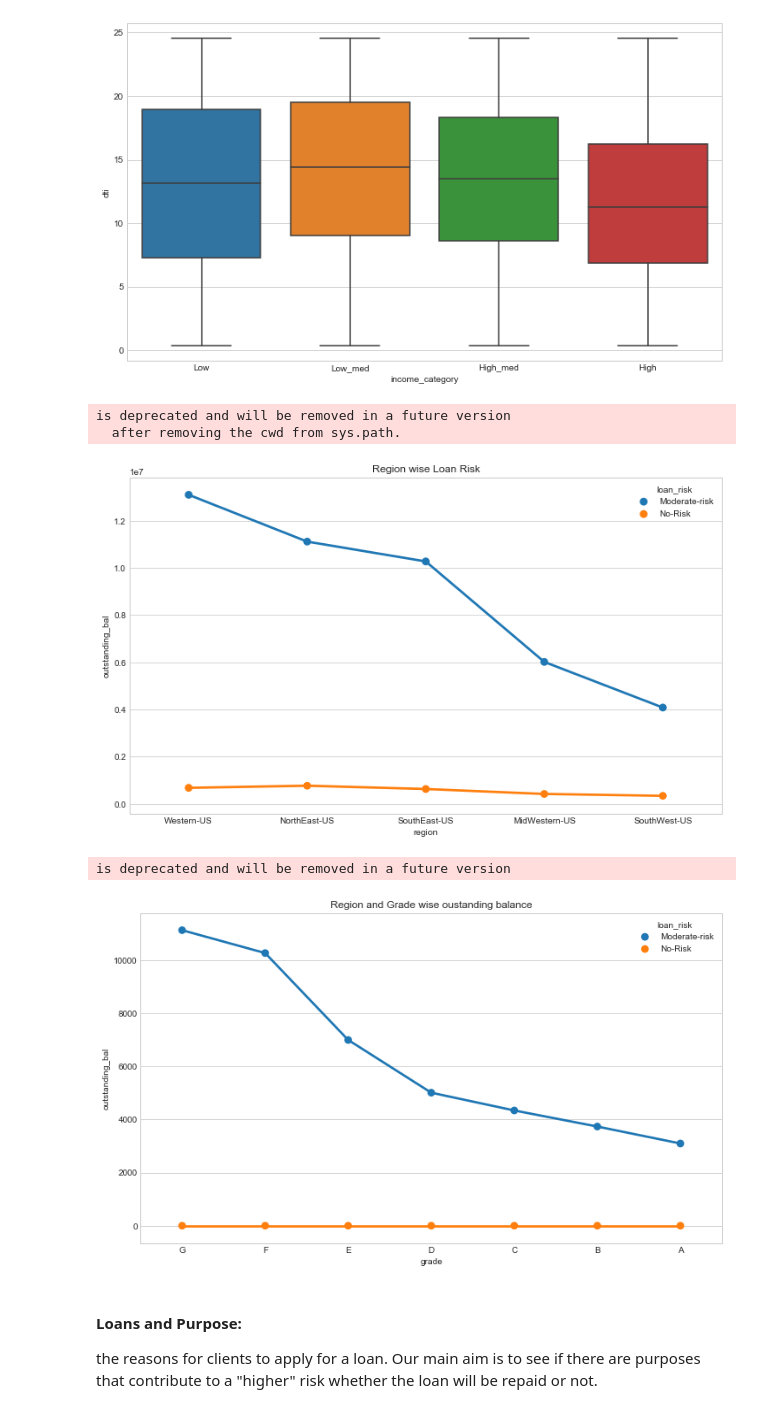
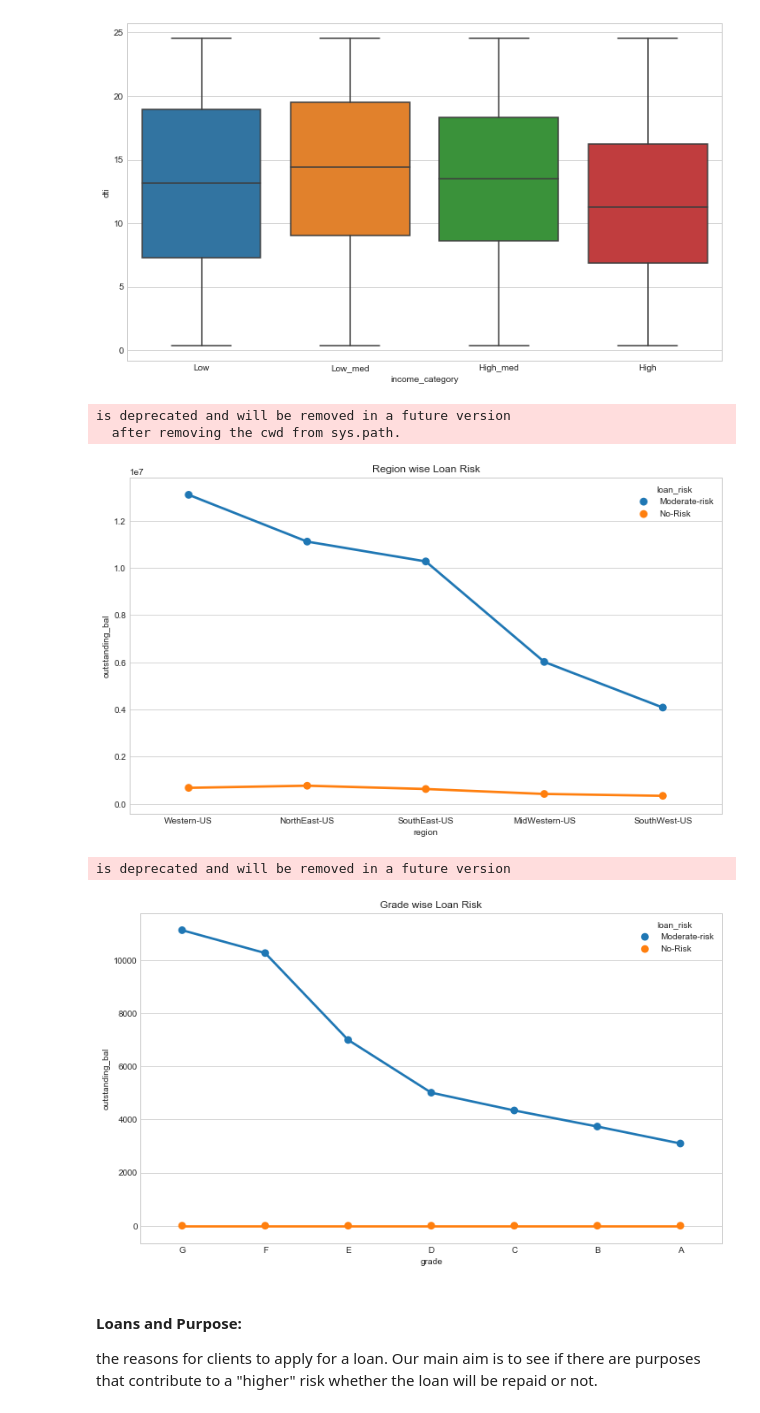
Before and after one commit to brijesh1100/P2-Gramener-Case-Study, a Jupyter notebook: Brijesh_Gramnner_Case_study.ipynb, the cells around one changed output. Drawn from its saved outputs; the diff is of its cells as text; code cells hidden in the pictures.

```diff
--- a/Brijesh_Gramnner_Case_study.ipynb
+++ b/Brijesh_Gramnner_Case_study.ipynb
@@ -558,35 +509,40 @@ plt.figure(figsize=(12, 7))
 region_wise_loan_risk = loan_df.groupby(['loan_risk','region'])['outstanding_bal'].agg({'outstanding_bal':'sum'})
 region_wise_loan_risk = region_wise_loan_risk.sort_values('outstanding_bal', ascending=False)
 region_wise_loan_risk.columns.name = None
 region_wise_loan_risk = region_wise_loan_risk.reset_index()
 region_wise_loan_risk
 
 plt.title('Region wise Loan Risk')
 sns.pointplot(x = region_wise_loan_risk.region ,
               y = region_wise_loan_risk.outstanding_bal ,
               hue = region_wise_loan_risk.loan_risk)
 
 plt.show()
 
 plt.figure(figsize=(12, 7))
 region_wise_loan_risk_grade = loan_df.groupby(['loan_risk','grade'])['outstanding_bal'].agg({'outstanding_bal':'median'})
 region_wise_loan_risk_grade = region_wise_loan_risk_grade.sort_values('outstanding_bal', ascending=False)
 region_wise_loan_risk_grade.columns.name = None
 region_wise_loan_risk_grade = region_wise_loan_risk_grade.reset_index()
 region_wise_loan_risk
 
-plt.title('Region and Grade wise oustanding balance')
+plt.title('Grade wise Loan Risk')
 sns.pointplot(x = region_wise_loan_risk_grade.grade ,
               y = region_wise_loan_risk_grade.outstanding_bal ,
               hue = region_wise_loan_risk_grade.loan_risk)
 
 plt.show()
+
+
+#Finding:
+# Western-US region is higher on Moderate Risk as total outstanding balance is higher in this region
+# As we can see G,F,E category grade are in moderate risk (higher grade category highr moderate risk)
 # %% [output]
 is deprecated and will be removed in a future version
   after removing the cwd from sys.path.
 [figure]
 is deprecated and will be removed in a future version
-[figure, old version]
+[figure, new version]
 # %% [markdown]
 #### Loans and Purpose:
 the reasons for clients to apply for a loan. Our main aim is to see if there are purposes that contribute to a "higher" risk whether the loan will be repaid or not.
```
Also changed, not shown: parts of 11 cells of this notebook.
